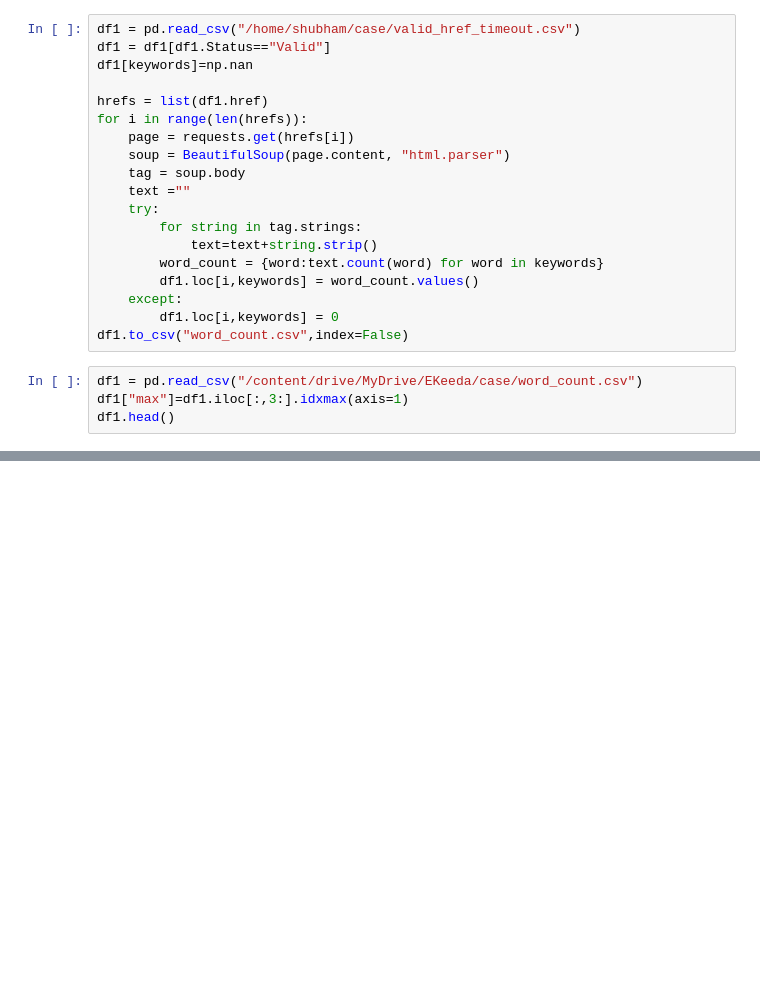
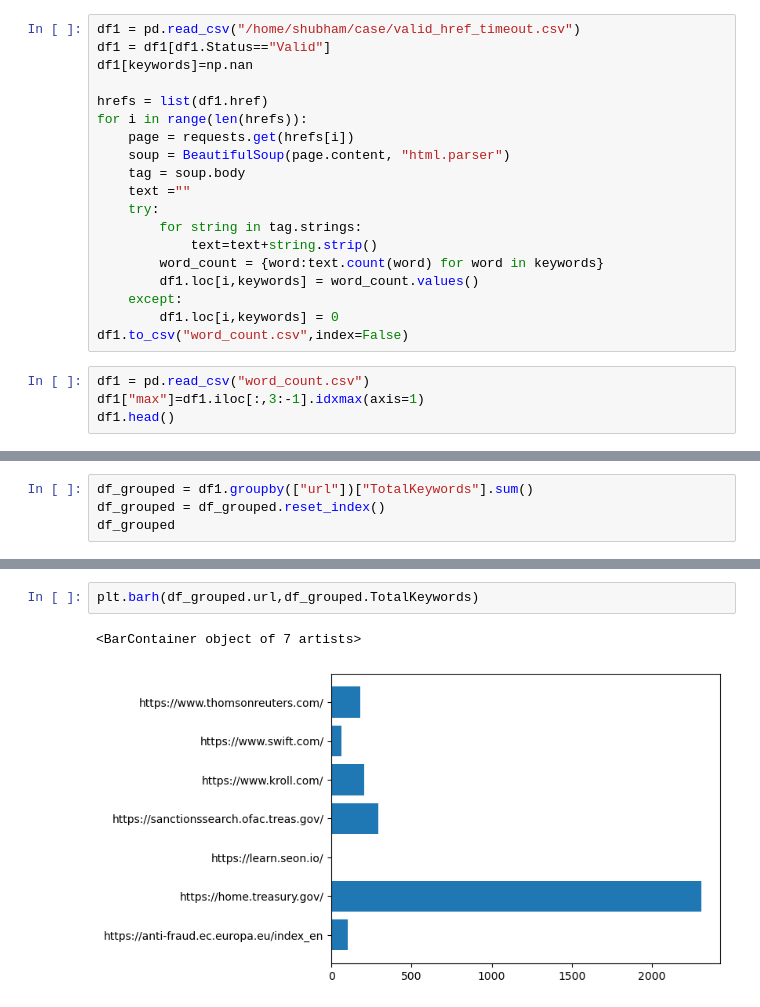
Before and after one commit to ShubhPatil95/Case-Study, a Jupyter notebook: CaseStudy.ipynb, the cells around one changed output, grey strips where cells are left out. Saved outputs shown, nothing was run; the diff lists cells and outputs as text; blank space fills up the shorter version.

```diff
--- a/CaseStudy.ipynb
+++ b/CaseStudy.ipynb
@@ -158,8 +159,8 @@ for i in range(len(hrefs)):
         df1.loc[i,keywords] = 0
 df1.to_csv("word_count.csv",index=False)
 # %%
-df1 = pd.read_csv("/content/drive/MyDrive/EKeeda/case/word_count.csv")
-df1["max"]=df1.iloc[:,3:].idxmax(axis=1)
+df1 = pd.read_csv("word_count.csv")
+df1["max"]=df1.iloc[:,3:-1].idxmax(axis=1)
 df1.head()
 # %% [output]
 |  | url | href | Status | Sanctions | OFAC | Foreign Sanctions | Balkans | ESG trends | ... |
@@ -174,0 +196,4 @@ df_new.to_csv("/content/drive/MyDrive/EKeeda/case/Max_freq_keyword.csv",index=Fa
+# %%
+df_grouped = df1.groupby(["url"])["TotalKeywords"].sum()
+df_grouped = df_grouped.reset_index()
+df_grouped
@@ -174,0 +209,5 @@ df_new.to_csv("/content/drive/MyDrive/EKeeda/case/Max_freq_keyword.csv",index=Fa
+# %%
+plt.barh(df_grouped.url,df_grouped.TotalKeywords)
+# %% [output]
+<BarContainer object of 7 artists>
+[figure, added]
```
Also changed, not shown: parts of 6 cells of this notebook, 3 other files.
